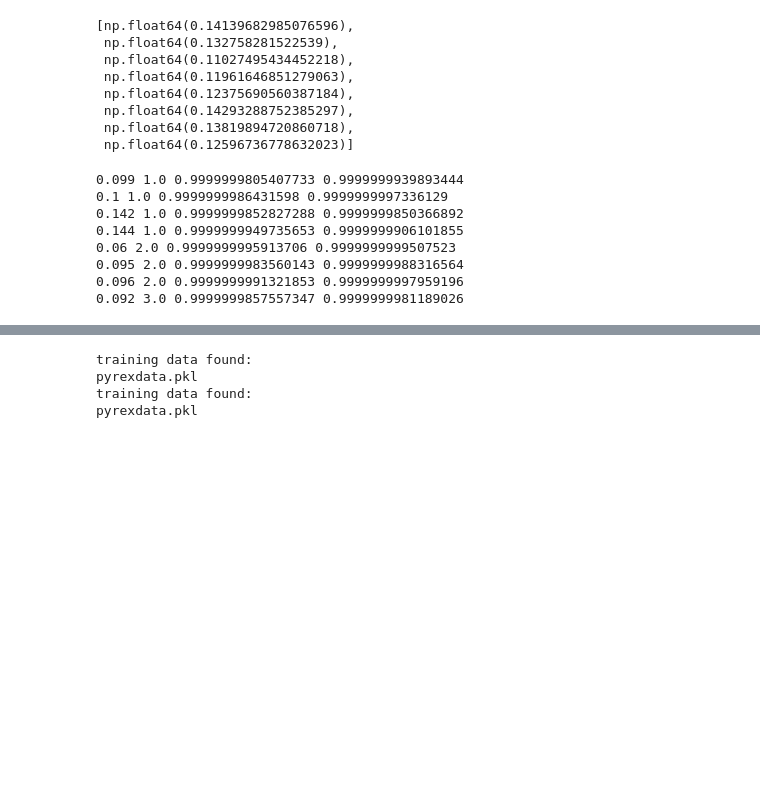
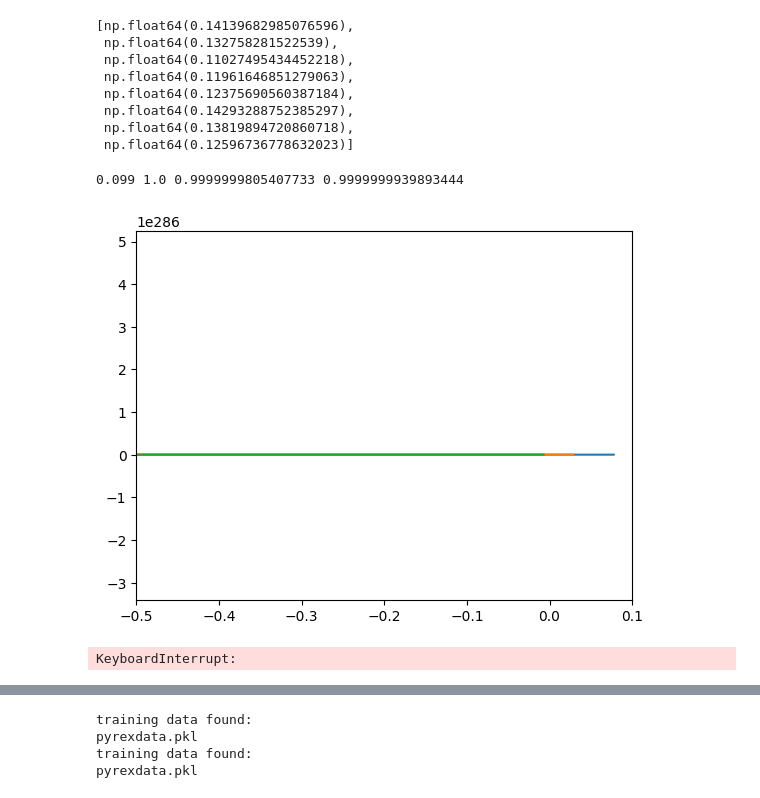
Before and after one commit to aminrouanserik/pyrex, a Jupyter notebook: example/testresult.ipynb, the cells around one changed output, grey strips where cells are left out. Saved outputs shown, nothing was run; the diff lists cells and outputs as text; code cells hidden in the pictures; blank space fills up the shorter version.

```diff
--- a/example/testresult.ipynb
+++ b/example/testresult.ipynb
@@ -192,30 +192,30 @@ def compute_match(testtime,testh,timemodel,mdlh,newtm,samplerate):
 # %%
 eccen_matchphen=[]
 ecccen_matchseob=[]
 newt=np.linspace(-1500,-50.4,15000)
 for i in range(len(data_test['time'])):
     m1,m2=masses_from_q(data_test['q'][i],total_mass)
     mass1=m1
     mass2=m2
     samplerate=4096
     x=x_test[i]
     eccentricity=data_test['e_comm'][i]
     testPhenom=Cookware(approximant1,mass1,mass2,spin1x,spin1y,spin1z,spin2x,spin2y,spin2z,eccentricity,x,inclination,distance,coa_phase)
     testSEOB=Cookware(approximant2,mass1,mass2,spin1x,spin1y,spin1z,spin2x,spin2y,spin2z,eccentricity,x,inclination,distance,coa_phase)
     scale=NR_amp_scale(total_mass,distance)
     y22=find_Y22(inclination,coa_phase)
     matchPhnm=compute_match(data_test['time'][i],data_test['h22'][i],testPhenom.time/(total_mass*lal.MTSUN_SI),testPhenom.h22/(scale*y22),newt,samplerate)
     matchSEOB=compute_match(data_test['time'][i],data_test['h22'][i],testSEOB.time/(total_mass*lal.MTSUN_SI),testSEOB.h22/(scale*y22),newt,samplerate)
     eccen_matchphen.append(matchPhnm)
     ecccen_matchseob.append(matchSEOB)
     print(data_test['e_comm'][i],data_test['q'][i],matchPhnm,matchSEOB)
+    plt.plot(testPhenom.time,testPhenom.h22)
+    plt.plot(testSEOB.time,testSEOB.h22)
+    plt.plot(data_test['time'][i]*(total_mass*lal.MTSUN_SI),data_test['h22'][i]*(scale*y22))
+    plt.xlim(-0.5,0.1)
+    plt.show()
 # %% [output]
 0.099 1.0 0.9999999805407733 0.9999999939893444
-0.1 1.0 0.9999999986431598 0.9999999997336129
-0.142 1.0 0.9999999852827288 0.9999999850366892
-0.144 1.0 0.9999999949735653 0.9999999906101855
-0.06 2.0 0.9999999995913706 0.9999999999507523
-0.095 2.0 0.9999999983560143 0.9999999988316564
-0.096 2.0 0.9999999991321853 0.9999999997959196
-0.092 3.0 0.9999999857557347 0.9999999981189026
+[figure, added]
+KeyboardInterrupt:
 # %%
```
Also changed, not shown: parts of 5 cells of this notebook, 4 other files.
